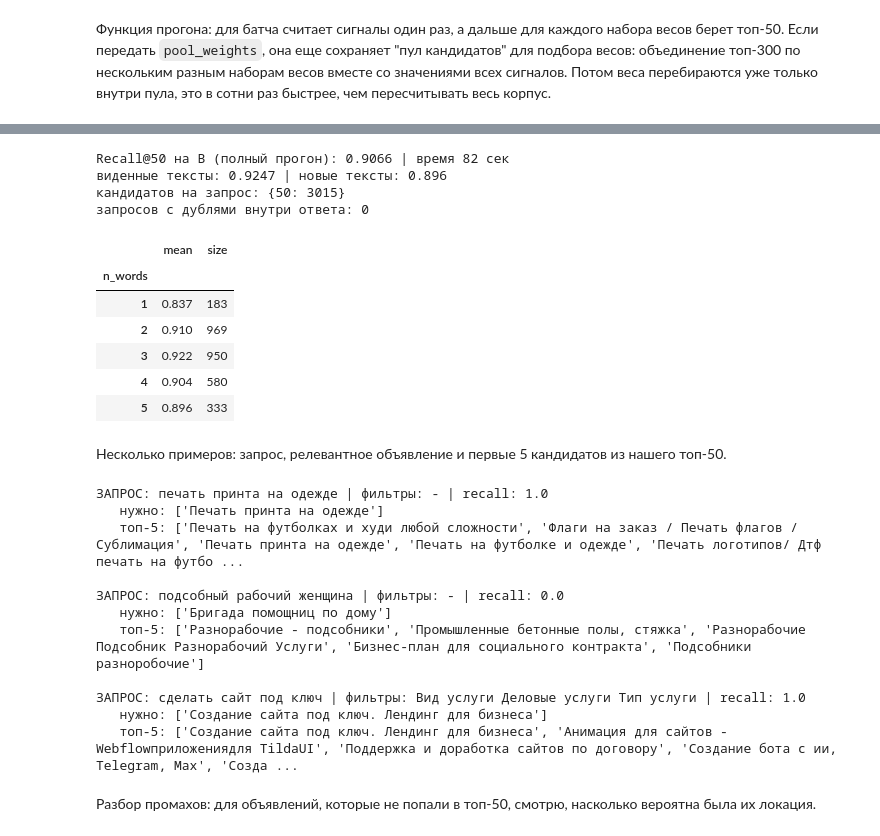
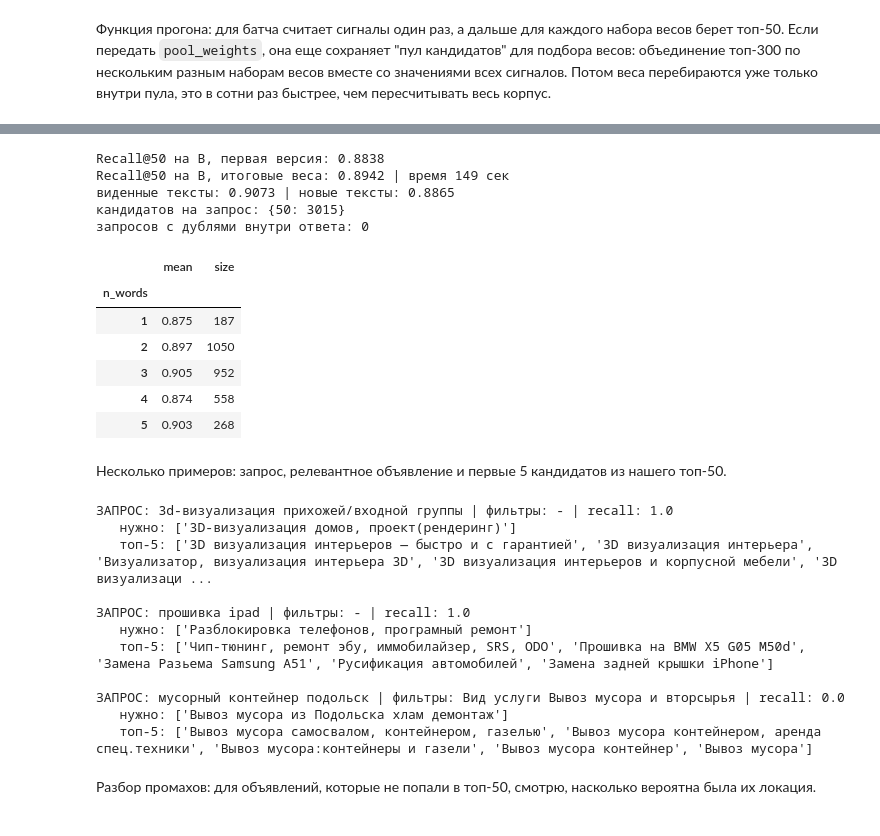
Before and after one commit to Smolyaninoff/avito-candidate-search, a Jupyter notebook: solution.ipynb, the cells around one changed output, grey strips where cells are left out. Drawn from its saved outputs; the diff is of its cells as text; code cells hidden in the pictures.

```diff
--- a/solution.ipynb
+++ b/solution.ipynb
@@ -512,6 +695,7 @@ def compute_signals(index, batch):
 
     q_emb = query_emb[query_emb_pos.loc[batch['search_query']].values]
     signals['emb'] = q_emb @ index['emb'].T
+    signals['emb_ft'] = ft_query_emb[query_emb_pos.loc[batch['search_query']].values] @ index['ft_emb'].T
 
     k = index['k']
     sims = q_emb @ index['past_emb'].T
@@ -523,6 +707,8 @@ def compute_signals(index, batch):
     mc = normalize(neighbors @ index['past_microcats'], norm='l1').toarray()
     mc = np.hstack([mc, np.zeros((len(batch), 1), dtype=np.float32)])
     signals['mc'] = mc[:, index['item_mc_pos']]
+    nl = (weights * index['past_far'][nearest]).sum(axis=1) / np.maximum(weights.sum(axis=1), 1e-9)
+    signals['nl'] = np.broadcast_to(nl[:, None].astype(np.float32), signals['emb'].shape)
 
     loc_pos = index['search_locs'].get_indexer(batch['search_location_id'])
     loc_pos[loc_pos < 0] = len(index['search_locs'])
@@ -537,8 +723,10 @@ def compute_signals(index, batch):
 
 
 def combine(s, w):
-    score = w['bm_full'] * s['bm_full'] + w['bm_title'] * s['bm_title'] + w['exp'] * s['exp'] + w['emb'] * s['emb']
-    score = score + w['loc'] * np.log(s['loc'] + w['loc_eps']) - w['dist'] * np.log1p(s['dist'] / w['dist_scale'])
+    score = w['bm_full'] * s['bm_full'] + w['bm_title'] * s['bm_title'] + w['exp'] * s['exp']
+    score = score + w['emb'] * s['emb'] + w['emb_ft'] * s['emb_ft']
+    local = 1 - w['loc_local'] * s['nl']
+    score = score + w['loc'] * local * np.log(s['loc'] + w['loc_eps']) - w['dist'] * np.log1p(s['dist'] / w['dist_scale'])
     score = score + w['mc'] * np.log(s['mc'] + w['mc_eps']) + w['flt'] * s['flt'] + w['cat'] * s['cat']
     return score
 
@@ -551,7 +739,7 @@ def top_k(score, k=50):
 # %% [markdown]
 Функция прогона: для батча считает сигналы один раз, а дальше для каждого набора весов берет топ-50. Если передать `pool_weights`, она еще сохраняет "пул кандидатов" для подбора весов: объединение топ-300 по нескольким разным наборам весов вместе со значениями всех сигналов. Потом веса перебираются уже только внутри пула, это в сотни раз быстрее, чем пересчитывать весь корпус.
 # %%
-SIGNALS = ['bm_full', 'bm_title', 'exp', 'emb', 'mc', 'loc', 'dist', 'flt', 'cat']
+SIGNALS = ['bm_full', 'bm_title', 'exp', 'emb', 'emb_ft', 'mc', 'nl', 'loc', 'dist', 'flt', 'cat']
 
 
 def run(index, qdf, weight_sets, pool_weights=None, pool_size=300, batch_size=200):
@@ -581,9 +771,9 @@ def run(index, qdf, weight_sets, pool_weights=None, pool_size=300, batch_size=20
 # %%
 t = time.time()
-val_index = build_index(train_part, all_corpus, item_emb)
+val_index = build_index(train_part, val_corpus, item_emb[keep], ft_item_emb)
 print('индекс для валидации собран за', round(time.time() - t), 'сек')
 
-zero = dict(bm_full=0, bm_title=0, exp=0, emb=0, loc=0, loc_eps=1e-4, dist=0, dist_scale=30, mc=0, mc_eps=1e-3, flt=0, cat=0)
+zero = dict(bm_full=0, bm_title=0, exp=0, emb=0, emb_ft=0, loc=0, loc_eps=1e-4, loc_local=0, dist=0, dist_scale=30, mc=0, mc_eps=1e-3, flt=0, cat=0)
 steps = {}
 steps['1. BM25 по тексту'] = dict(zero, bm_full=1)
 steps['2. + BM25 по заголовку'] = dict(steps['1. BM25 по тексту'], bm_title=0.5)
@@ -593,14 +783,18 @@ steps['5. + подкатегория'] = dict(steps['4. + фильтры'], mc=1
 steps['6. + эмбеддинги'] = dict(steps['5. + подкатегория'], emb=10)
 steps['7. + расширение запроса'] = dict(steps['6. + эмбеддинги'], exp=5)
 steps['8. + расстояние'] = dict(steps['7. + расширение запроса'], dist=0.5)
+steps['9. + дообученные эмбеддинги'] = dict(steps['8. + расстояние'], emb_ft=10)
+steps['10. + нелокальность запроса'] = dict(steps['9. + дообученные эмбеддинги'], loc_local=1)
+steps['первая версия (отправлена, 0.877)'] = dict(zero, bm_full=1, exp=5, emb=40, loc=2, loc_eps=3e-5, dist=1, dist_scale=30, mc=0.5, mc_eps=1e-3, flt=5)
 pool_weights = [
     steps['3. + локация'],
     dict(zero, emb=20, loc=2),
+    dict(zero, emb_ft=20, loc=2, dist=1),
     dict(zero, exp=20, loc=2, flt=2),
-    steps['8. + расстояние'],
+    steps['первая версия (отправлена, 0.877)'],
+    dict(steps['первая версия (отправлена, 0.877)'], emb_ft=10, dist=2, dist_scale=10, loc_local=1),
 ]
 
-val_ab = pd.concat([val_a.assign(part='A'), val_b.assign(part='B')]).reset_index(drop=True)
 t = time.time()
 val_pred, pool = run(val_index, val_ab, steps, pool_weights=pool_weights)
 print('прогон валидации занял', round(time.time() - t), 'сек, строк в пуле:', len(pool))
@@ -656,17 +853,19 @@ grid = {
     'bm_title': [0, 0.25, 0.5, 1],
     'exp': [0, 2.5, 5, 10, 15],
     'emb': [0, 10, 20, 30, 40, 60],
+    'emb_ft': [0, 5, 10, 20, 30, 40],
     'loc': [1, 1.5, 2, 2.5, 3],
     'loc_eps': [1e-5, 3e-5, 1e-4, 3e-4, 1e-3],
+    'loc_local': [0, 0.5, 1, 1.5, 2],
     'dist': [0, 0.5, 1, 2, 3, 5],
-    'dist_scale': [10, 30, 100, 300, 1000],
+    'dist_scale': [3, 10, 30, 100, 300],
     'mc': [0, 0.25, 0.5, 1, 2],
     'mc_eps': [1e-4, 1e-3, 1e-2],
     'flt': [0, 1, 2, 3, 5, 8],
     'cat': [0, 1, 2],
 }
 
-best_w = dict(steps['8. + расстояние'])
+best_w = dict(steps['10. + нелокальность запроса'])
 best_score = pool_recall(best_w)[0]
 print('старт: A =', round(best_score, 4))
 for iteration in range(3):
@@ -709,47 +910,50 @@ pd.DataFrame(rows).round(4)
 # %%
 t = time.time()
-pred_b = run(val_index, val_b, {'best': best_w})['best']
-val_b['pred'] = pd.Series(pred_b, index=val_b.index)
-val_b['recall'] = [len(set(p) & set(r)) / len(r) for p, r in zip(pred_b, val_b['relevant'])]
-print('Recall@50 на B (полный прогон):', round(recall_at_50(pred_b, val_b['relevant']), 4), '| время', round(time.time() - t), 'сек')
+first_w = steps['первая версия (отправлена, 0.877)']
+pred_b = run(val_index, val_b, {'best': best_w, 'first': first_w})
+val_b['pred'] = pd.Series(pred_b['best'], index=val_b.index)
+val_b['recall'] = [len(set(p) & set(r)) / len(r) for p, r in zip(val_b['pred'], val_b['relevant'])]
+print('Recall@50 на B, первая версия:', round(recall_at_50(pred_b['first'], val_b['relevant']), 4))
+print('Recall@50 на B, итоговые веса:', round(recall_at_50(pred_b['best'], val_b['relevant']), 4), '| время', round(time.time() - t), 'сек')
 print('виденные тексты:', round(val_b.loc[val_b['seen'], 'recall'].mean(), 4), '| новые тексты:', round(val_b.loc[~val_b['seen'], 'recall'].mean(), 4))
-print('кандидатов на запрос:', pd.Series([len(p) for p in pred_b]).value_counts().to_dict())
-print('запросов с дублями внутри ответа:', sum(len(p) != len(set(p)) for p in pred_b))
+print('кандидатов на запрос:', pd.Series([len(p) for p in val_b['pred']]).value_counts().to_dict())
+print('запросов с дублями внутри ответа:', sum(len(p) != len(set(p)) for p in val_b['pred']))
 val_b['n_words'] = val_b['search_query'].str.split().str.len().clip(upper=5)
 val_b.groupby('n_words')['recall'].agg(['mean', 'size']).round(3)
 # %% [output]
-Recall@50 на B (полный прогон): 0.9066 | время 82 сек
-виденные тексты: 0.9247 | новые тексты: 0.896
+Recall@50 на B, первая версия: 0.8838
+Recall@50 на B, итоговые веса: 0.8942 | время 149 сек
+виденные тексты: 0.9073 | новые тексты: 0.8865
 кандидатов на запрос: {50: 3015}
 запросов с дублями внутри ответа: 0
 |  | mean | size |
 | n_words |  |  |
-| 1 | 0.837 | 183 |
-| 2 | 0.910 | 969 |
-| 3 | 0.922 | 950 |
-| 4 | 0.904 | 580 |
-| 5 | 0.896 | 333 |
+| 1 | 0.875 | 187 |
+| 2 | 0.897 | 1050 |
+| 3 | 0.905 | 952 |
+| 4 | 0.874 | 558 |
+| 5 | 0.903 | 268 |
 # %% [markdown]
 Несколько примеров: запрос, релевантное объявление и первые 5 кандидатов из нашего топ-50.
 # %%
-titles = pd.Series(all_corpus['item_title_raw'].values, index=all_corpus['item_id'].values)
+titles = pd.Series(val_corpus['item_title_raw'].values, index=val_corpus['item_id'].values)
 for _, row in val_b.sample(3, random_state=1).iterrows():
     print('ЗАПРОС:', row['search_query'], '| фильтры:', row['search_infm_params_text'] or '-', '| recall:', row['recall'])
     print('   нужно:', [titles[i] for i in row['relevant']])
     print('   топ-5:', [titles[i] for i in row['pred'][:5]])
     print()
 # %% [output]
-ЗАПРОС: печать принта на одежде | фильтры: - | recall: 1.0
-   нужно: ['Печать принта на одежде']
-   топ-5: ['Печать на футболках и худи любой сложности', 'Флаги на заказ / Печать флагов / Сублимация', 'Печать принта на одежде', 'Печать на футболке и одежде', 'Печать логотипов/ Дтф печать на футбо ...
+ЗАПРОС: 3d-визуализация прихожей/входной группы | фильтры: - | recall: 1.0
+   нужно: ['3D-визуализация домов, проект(рендеринг)']
+   топ-5: ['3D визуализация интерьеров — быстро и с гарантией', '3D визуализация интерьера', 'Визуализатор, визуализация интерьера 3D', '3D визуализация интерьеров и корпусной мебели', '3D визуализаци ...
 
-ЗАПРОС: подсобный рабочий женщина | фильтры: - | recall: 0.0
-   нужно: ['Бригада помощниц по дому']
-   топ-5: ['Разнорабочие - подсобники', 'Промышленные бетонные полы, стяжка', 'Разнорабочие Подсобник Разнорабочий Услуги', 'Бизнес-план для социального контракта', 'Подсобники разноробочие']
+ЗАПРОС: прошивка ipad | фильтры: - | recall: 1.0
+   нужно: ['Разблокировка телефонов, програмный ремонт']
+   топ-5: ['Чип-тюнинг, ремонт эбу, иммобилайзер, SRS, ODO', 'Прошивка на BMW X5 G05 M50d', 'Замена Разьема Samsung A51', 'Русификация автомобилей', 'Замена задней крышки iPhone']
 
-ЗАПРОС: сделать сайт под ключ | фильтры: Вид услуги Деловые услуги Тип услуги | recall: 1.0
-   нужно: ['Создание сайта под ключ. Лендинг для бизнеса']
-   топ-5: ['Создание сайта под ключ. Лендинг для бизнеса', 'Анимация для сайтов - Webflowприложениядля TildaUI', 'Поддержка и доработка сайтов по договору', 'Создание бота с ии, Telegram, Max', 'Созда ...
+ЗАПРОС: мусорный контейнер подольск | фильтры: Вид услуги Вывоз мусора и вторсырья | recall: 0.0
+   нужно: ['Вывоз мусора из Подольска хлам демонтаж']
+   топ-5: ['Вывоз мусора самосвалом, контейнером, газелью', 'Вывоз мусора контейнером, аренда спец.техники', 'Вывоз мусора:контейнеры и газели', 'Вывоз мусора контейнер', 'Вывоз мусора']
 # %% [markdown]
 Разбор промахов: для объявлений, которые не попали в топ-50, смотрю, насколько вероятна была их локация.
 # %%
```
Also changed, not shown: parts of 38 cells of this notebook, 2 other files.
